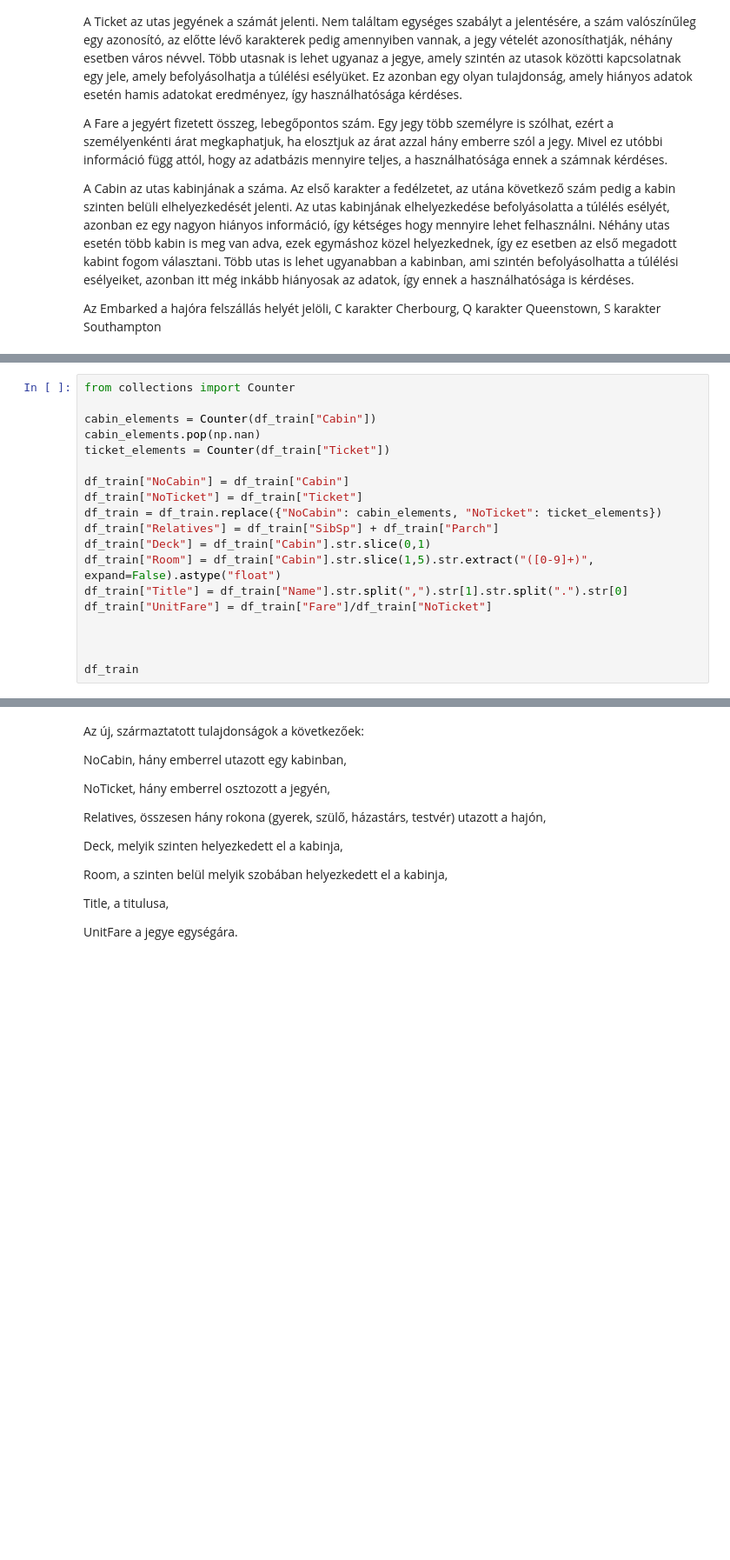
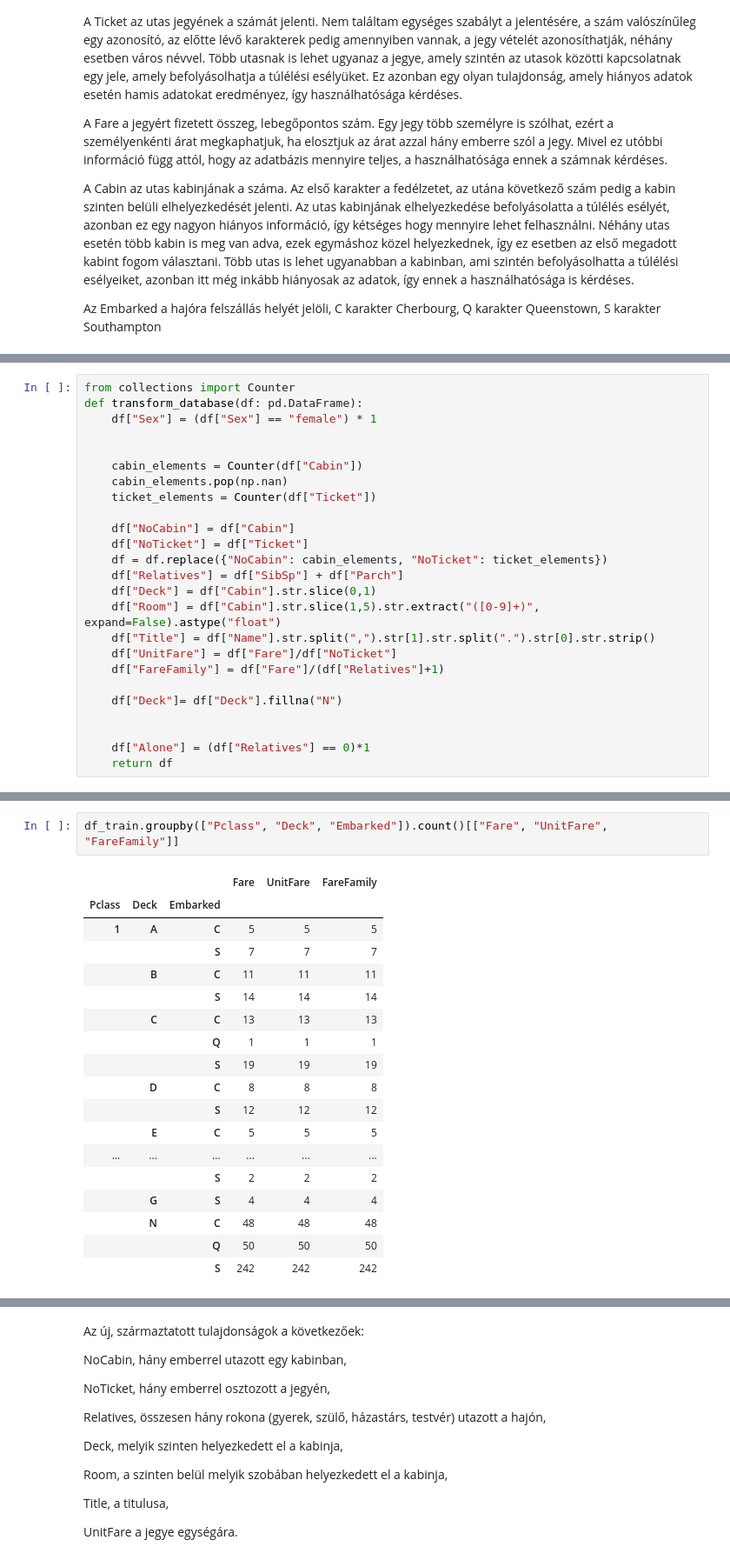
Before and after one commit to banderasz/KPMG, a Jupyter notebook: titanic.ipynb, the cells around one changed output, grey strips where cells are left out. Shown at 87% size. Cells and saved outputs as stored; diff of their text form; blank space fills up the shorter version.

Commit message:
Continued data analysis, filled misisng values, creating new features.

```diff
--- a/titanic.ipynb
+++ b/titanic.ipynb
@@ -86,19 +90,25 @@ df_train["Sex"] = (df_train["Sex"] == "female") * 1
 # %%
 from collections import Counter
-
-cabin_elements = Counter(df_train["Cabin"])
-cabin_elements.pop(np.nan)
-ticket_elements = Counter(df_train["Ticket"])
-
-df_train["NoCabin"] = df_train["Cabin"]
-df_train["NoTicket"] = df_train["Ticket"]
-df_train = df_train.replace({"NoCabin": cabin_elements, "NoTicket": ticket_elements})
-df_train["Relatives"] = df_train["SibSp"] + df_train["Parch"]
-df_train["Deck"] = df_train["Cabin"].str.slice(0,1)
-df_train["Room"] = df_train["Cabin"].str.slice(1,5).str.extract("([0-9]+)", expand=False).astype("float")
-df_train["Title"] = df_train["Name"].str.split(",").str[1].str.split(".").str[0]
-df_train["UnitFare"] = df_train["Fare"]/df_train["NoTicket"]
+def transform_database(df: pd.DataFrame):
+    df["Sex"] = (df["Sex"] == "female") * 1
 
 
+    cabin_elements = Counter(df["Cabin"])
+    cabin_elements.pop(np.nan)
+    ticket_elements = Counter(df["Ticket"])
 
-df_train
+    df["NoCabin"] = df["Cabin"]
+    df["NoTicket"] = df["Ticket"]
+    df = df.replace({"NoCabin": cabin_elements, "NoTicket": ticket_elements})
+    df["Relatives"] = df["SibSp"] + df["Parch"]
+    df["Deck"] = df["Cabin"].str.slice(0,1)
+    df["Room"] = df["Cabin"].str.slice(1,5).str.extract("([0-9]+)", expand=False).astype("float")
+    df["Title"] = df["Name"].str.split(",").str[1].str.split(".").str[0].str.strip()
+    df["UnitFare"] = df["Fare"]/df["NoTicket"]
+    df["FareFamily"] = df["Fare"]/(df["Relatives"]+1)
+
+    df["Deck"]= df["Deck"].fillna("N")
+
+
+    df["Alone"] = (df["Relatives"] == 0)*1
+    return df
@@ -138,0 +261,21 @@ memory usage: 90.3+ KB
+# %%
+df_train.groupby(["Pclass", "Deck", "Embarked"]).count()[["Fare", "UnitFare", "FareFamily"]]
+# %% [output]
+|  |  |  | Fare | UnitFare | FareFamily |
+| Pclass | Deck | Embarked |  |  |  |
+| 1 | A | C | 5 | 5 | 5 |
+|  |  | S | 7 | 7 | 7 |
+|  | B | C | 11 | 11 | 11 |
+|  |  | S | 14 | 14 | 14 |
+|  | C | C | 13 | 13 | 13 |
+|  |  | Q | 1 | 1 | 1 |
+|  |  | S | 19 | 19 | 19 |
+|  | D | C | 8 | 8 | 8 |
+|  |  | S | 12 | 12 | 12 |
+|  | E | C | 5 | 5 | 5 |
+| ... | ... | ... | ... | ... | ... |
+|  |  | S | 2 | 2 | 2 |
+|  | G | S | 4 | 4 | 4 |
+|  | N | C | 48 | 48 | 48 |
+|  |  | Q | 50 | 50 | 50 |
+|  |  | S | 242 | 242 | 242 |
```
Also changed, not shown: parts of 36 cells of this notebook.
